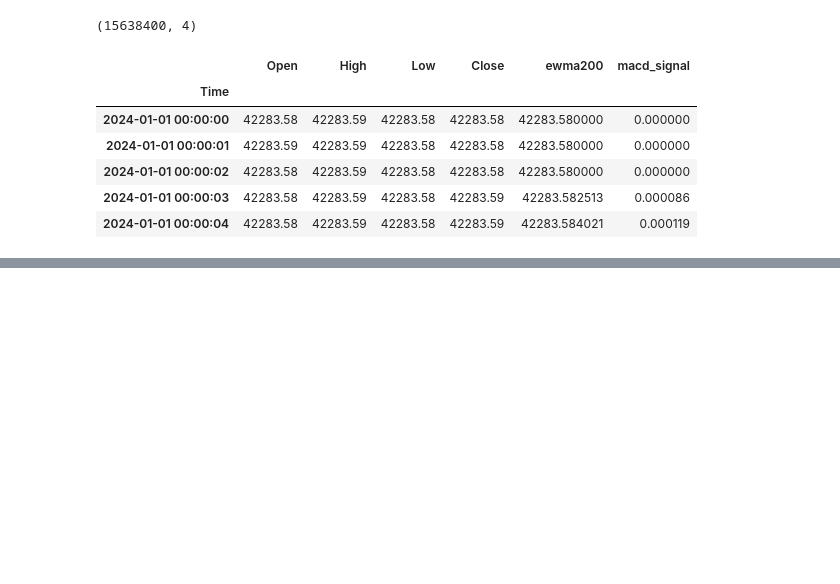
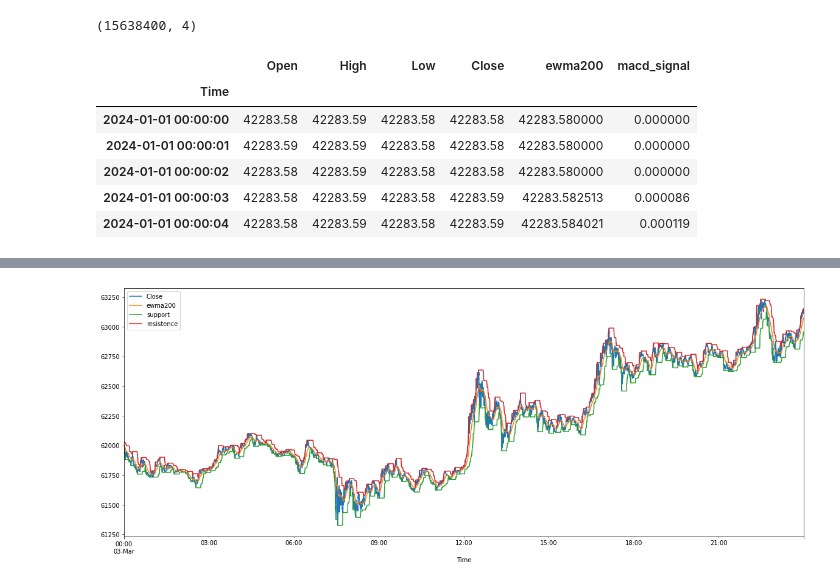
Before and after one commit to zhaohanxiong/algotrading, a Jupyter notebook: notebook/alpha_research.ipynb, the cells around one changed output, grey strips where cells are left out. Drawn from its saved outputs; the diff is of its cells as text; code cells hidden in the pictures; blank space fills up the shorter version.

```diff
--- a/notebook/alpha_research.ipynb
+++ b/notebook/alpha_research.ipynb
@@ -47 +49,5 @@ p.axhline(0, color = "red")
+# %%
+_ = df.loc["2024-03-03"][["Close", "ewma200", "support", "resistence"]].plot(figsize=(20, 7.5))
+# %% [output]
+[figure, added]
 # %%
```
Also changed, not shown: parts of 7 cells of this notebook.
